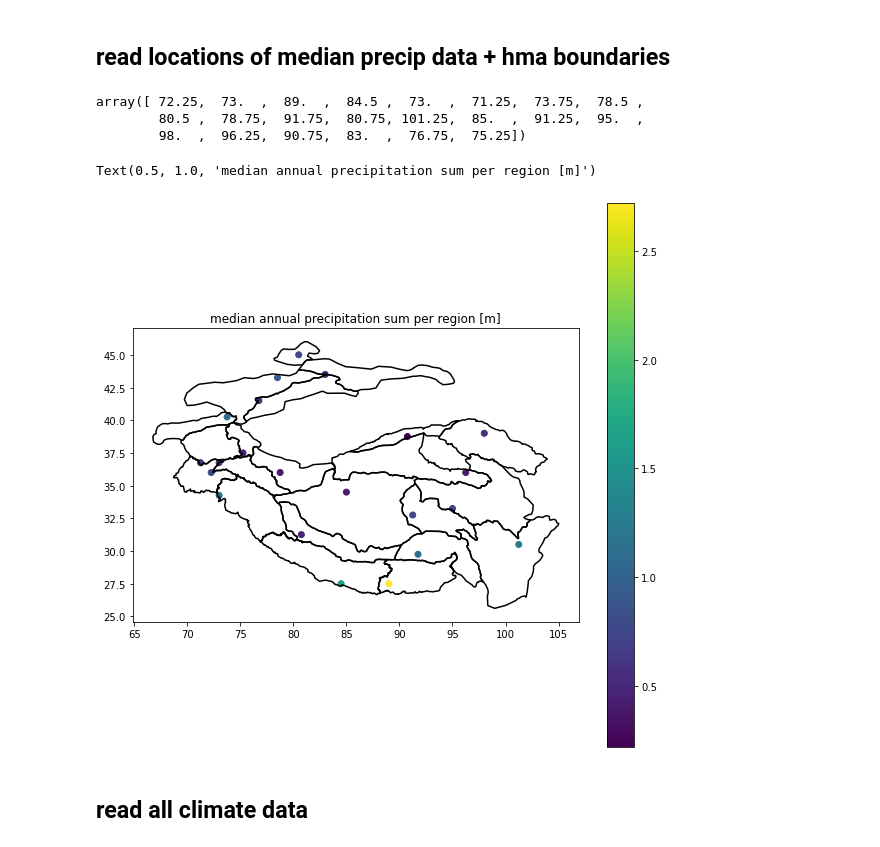
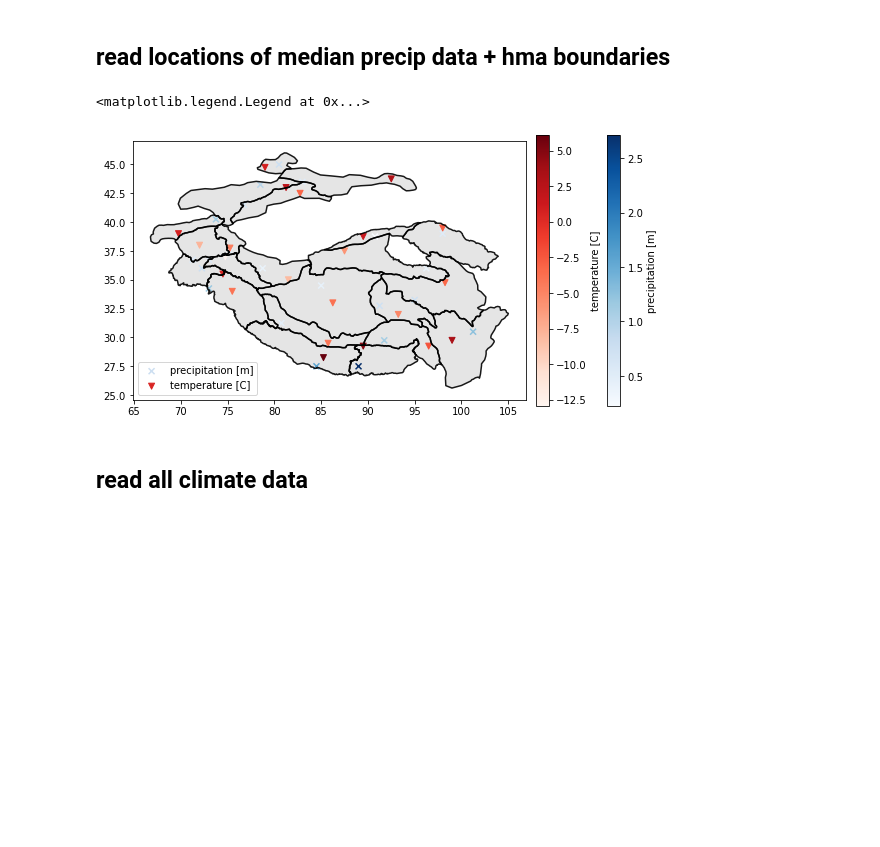
Before and after one commit to varyabazilova/hma_regions, a Jupyter notebook: timeseries_for_locations.ipynb, the cells around one changed output. Cells and saved outputs as stored; diff of their text form; code cells hidden in the pictures; blank space fills up the shorter version.

```diff
--- a/timeseries_for_locations.ipynb
+++ b/timeseries_for_locations.ipynb
@@ -25,27 +26,40 @@ from shapely.geometry import mapping
 ## read locations of median precip data + hma boundaries
 # %%
 locations = pd.read_csv('out/median_annual_precip_regions.csv').drop('Unnamed: 0', axis =1)#.set_index('Name')
+locations_t2m = pd.read_csv('out/annual_median_t2m_regions.csv').drop('Unnamed: 0', axis =1)
 
 hma = gpd.read_file('HMA_regions/HMA_regions.shp')
 # %%
-locations.longitude.values
+# locations.longitude.values
+# locations_t2m
-# %% [output]
-array([ 72.25,  73.  ,  89.  ,  84.5 ,  73.  ,  71.25,  73.75,  78.5 ,
-        80.5 ,  78.75,  91.75,  80.75, 101.25,  85.  ,  91.25,  95.  ,
-        98.  ,  96.25,  90.75,  83.  ,  76.75,  75.25])
 # %%
 # plot locations:
 fig, ax = plt.subplots(figsize=(10, 10))
 # hma bounds
-hma.boundary.plot(ax = ax, color='black' )
+hma.boundary.plot(ax = ax, color='black', alpha = 0.9)
+hma.plot(ax = ax, color='grey', alpha = 0.2)
+
 # points
-plt.scatter(x = locations.longitude, y = locations.latitude, c = locations.tp_median)
+precip = plt.scatter(x = locations.longitude, y = locations.latitude, c = locations.tp_median,
+                     marker = 'x', cmap= cm.Blues, label = 'precipitation [m]')
+colorbar1 = plt.colorbar(precip, shrink = 0.5,pad=0.0001)
+colorbar1.set_label('precipitation [m]')
 
-plt.colorbar()
-plt.title('median annual precipitation sum per region [m]')
+
+temps = plt.scatter(x = locations_t2m.longitude, y = locations_t2m.latitude, c = locations_t2m.t2m_median_C,
+                    marker = 'v', label = 'temperature [C]', cmap = cm.Reds)
+colorbar2 = plt.colorbar(temps, shrink = 0.5, pad=0.02)
+colorbar2.set_label('temperature [C]')
+
+
+plt.legend(loc = 'lower left')
+# plt.tight_layout()
+# plt.title('median annual precipitation sum per region [m]')
+
+# plt.savefig('out/locations_temps_precips.png', dpi = 300)
 # %% [output]
-Text(0.5, 1.0, 'median annual precipitation sum per region [m]')
+<matplotlib.legend.Legend at 0x...>
-[figure, old version]
+[figure, new version]
 # %% [markdown]
 ## read all climate data
 # %%
```
Also changed, not shown: parts of 15 cells of this notebook, 3 other files.
